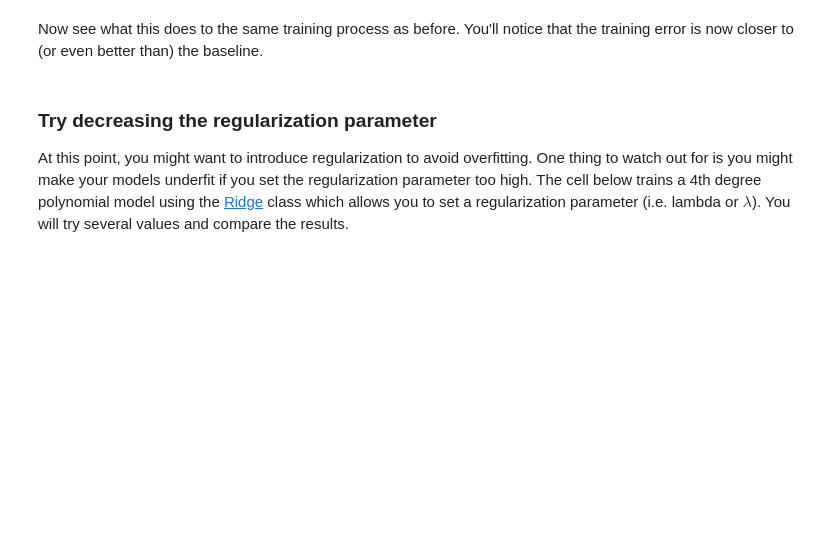
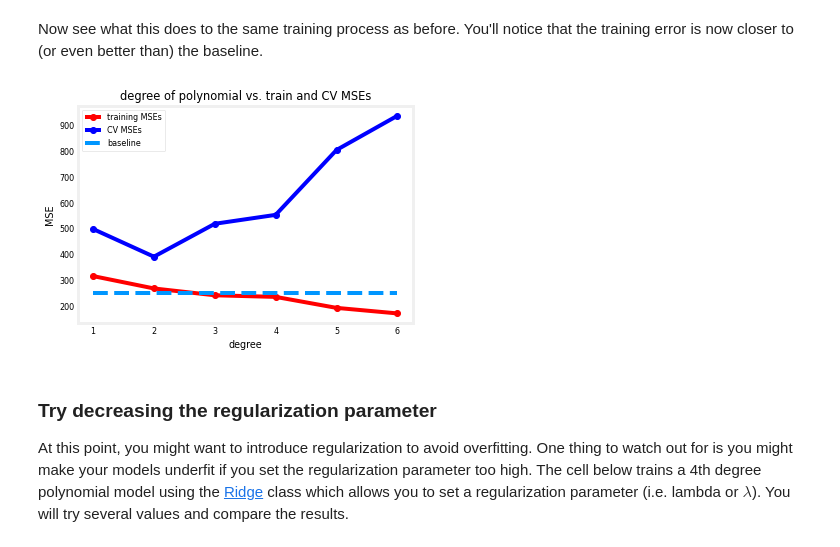
Before and after one commit to babakpst/Machine_Learning, a Jupyter notebook: 1_ML_Stanford/Projects/python/C2W3_advice/2_Diagnosing_bias_and_variance.ipynb, the cells around one changed output. Drawn from its saved outputs; the diff is of its cells as text; code cells hidden in the pictures; blank space fills up the shorter version.

```diff
--- a/1_ML_Stanford/Projects/python/C2W3_advice/2_Diagnosing_bias_and_variance.ipynb
+++ b/1_ML_Stanford/Projects/python/C2W3_advice/2_Diagnosing_bias_and_variance.ipynb
@@ -77,7 +334,7 @@ utils.train_plot_poly(model, x_train, y_train, x_cv, y_cv, max_degree=10, baseli
 
 Another thing you can try is to acquire other features. Let's say that after you got the results above, you decided to launch another data collection campaign that captures another feature. Your dataset will now have 2 columns for the input features as shown below.
 # %%
-x_train, y_train, x_cv, y_cv, x_test, y_test = utils.prepare_dataset('data/c2w3_lab2_data2.csv')
+x_train, y_train, x_cv, y_cv, x_test, y_test = prepare_dataset('../data/c2w3_lab2_data2.csv')
 
 print(f"the shape of the training set (input) is: {x_train.shape}")
 print(f"the shape of the training set (target) is: {y_train.shape}\n")
@@ -91,9 +361,11 @@ Now see what this does to the same training process as before. You'll notice tha
 # %%
 # Instantiate the model class
 model = LinearRegression()
 
 # Train and plot polynomial regression models. Dataset used has two features.
-utils.train_plot_poly(model, x_train, y_train, x_cv, y_cv, max_degree=6, baseline=250)
+train_plot_poly(model, x_train, y_train, x_cv, y_cv, max_degree=6, baseline=250)
+# %% [output]
+[figure, added]
 # %% [markdown]
 ### Try decreasing the regularization parameter
 
```
Also changed, not shown: parts of 11 cells of this notebook, 13 other files.
